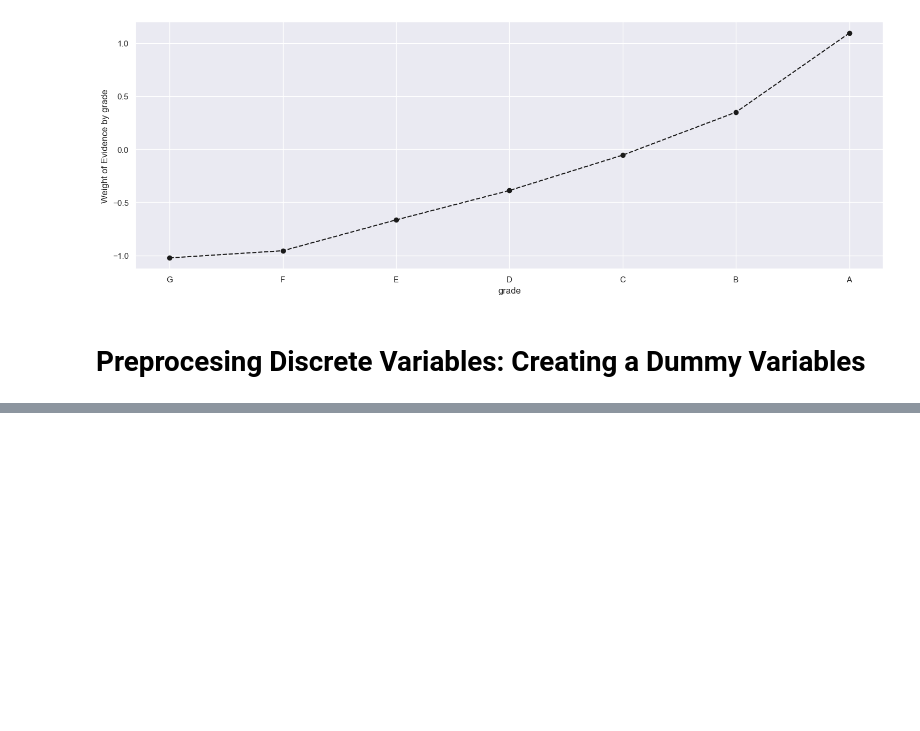
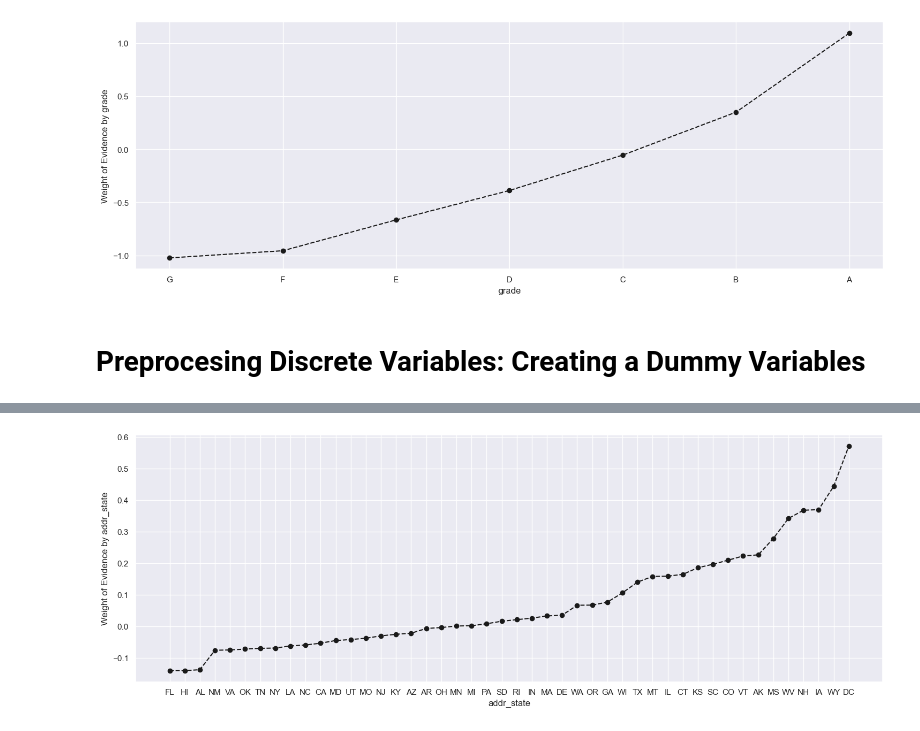
Before and after one commit to tomislavilic/Credit_Risk_Modeling, a Jupyter notebook: creditRisk.ipynb, the cells around one changed output, grey strips where cells are left out. Drawn from its saved outputs; the diff is of its cells as text; code cells hidden in the pictures; blank space fills up the shorter version.

```diff
--- a/creditRisk.ipynb
+++ b/creditRisk.ipynb
@@ -806,0 +962,4 @@ plot_by_woe(df_temp)
+# %%
+plot_by_woe(df_temp.iloc[2:-2,:])
+# %% [output]
+[figure, added]
```
Also changed, not shown: parts of 96 cells of this notebook.
